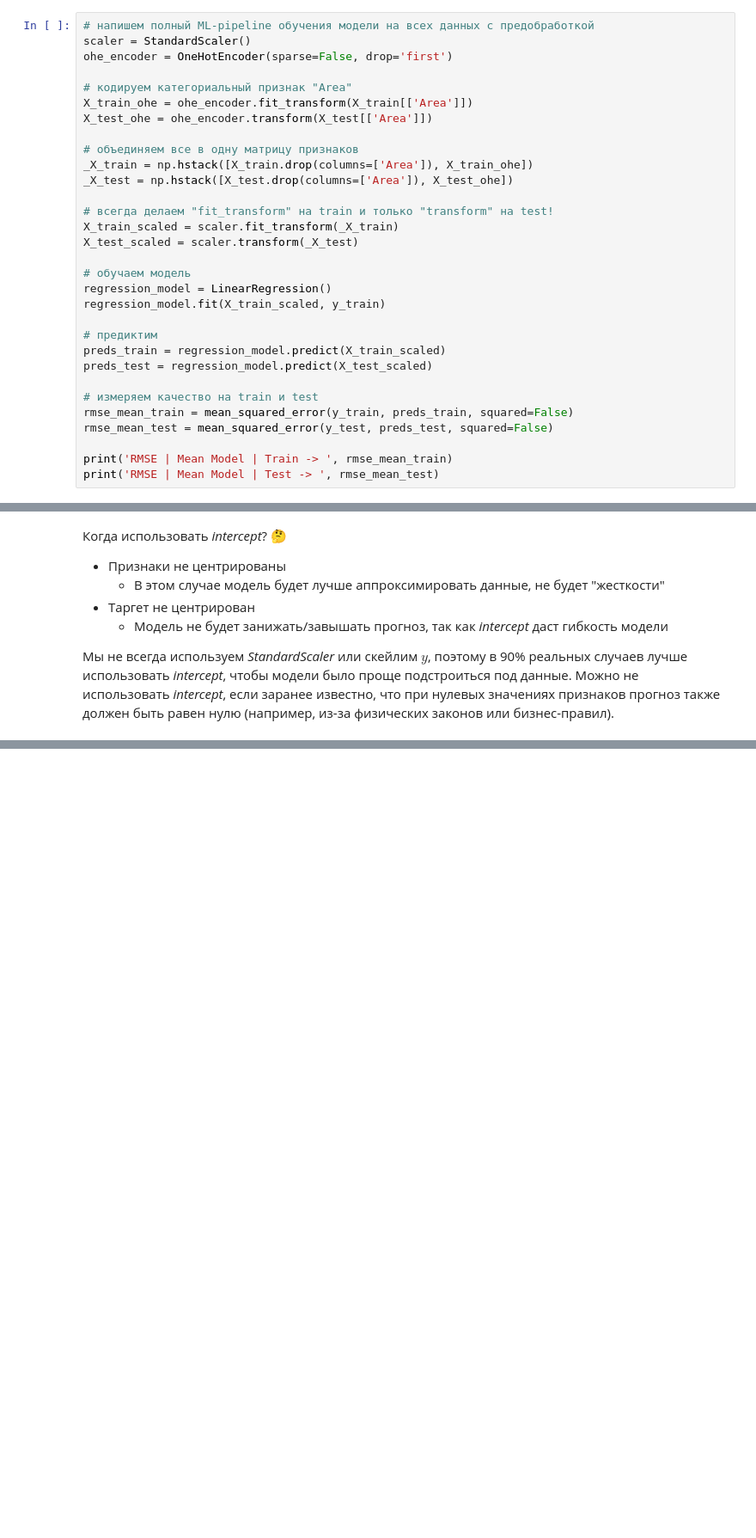
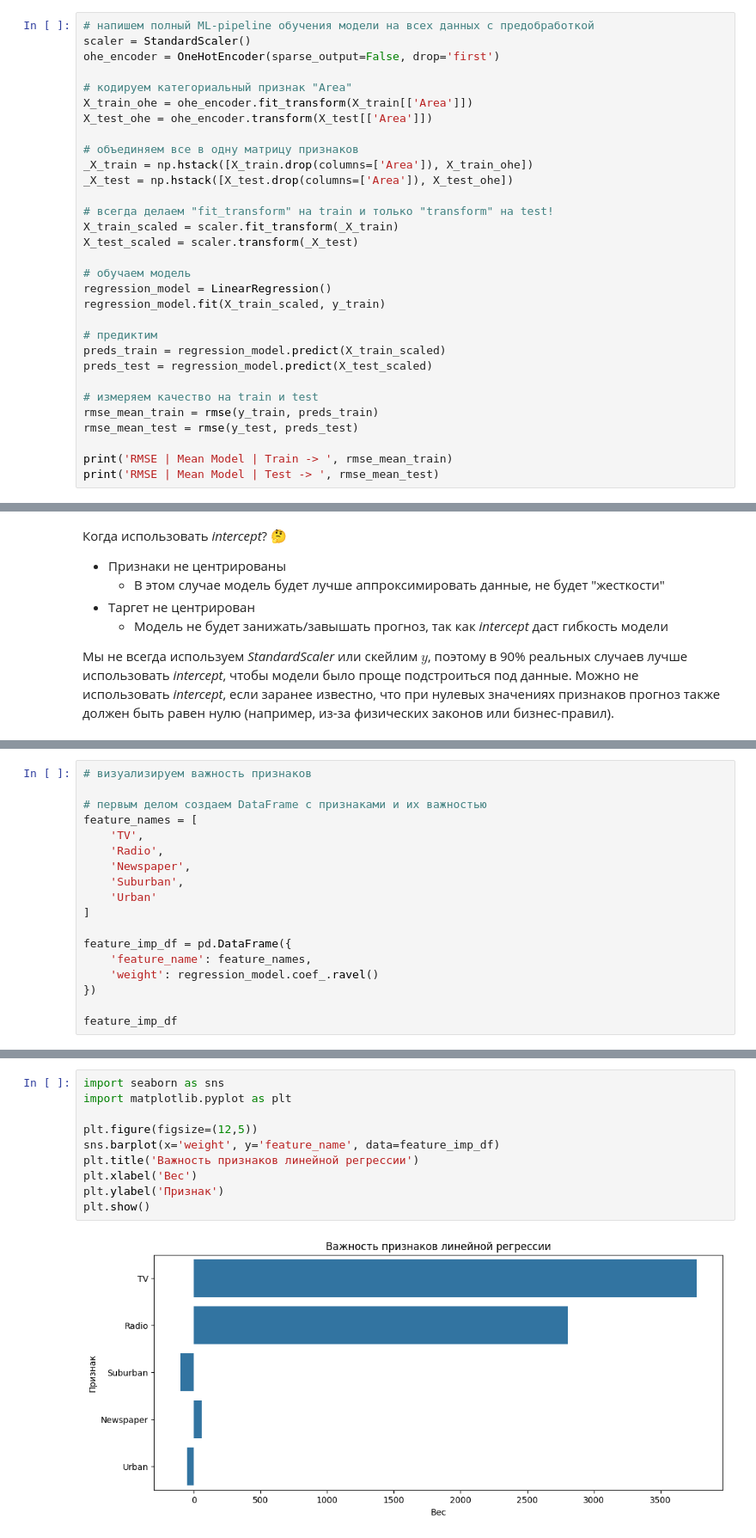
Before and after one commit to Raskoshinskii/ML-Course, a Jupyter notebook: regression/multivariate_linear_regression.ipynb, the cells around one changed output, grey strips where cells are left out. Shown at 86% size. Saved outputs shown, nothing was run; the diff lists cells and outputs as text; blank space fills up the shorter version.

```diff
--- a/regression/multivariate_linear_regression.ipynb
+++ b/regression/multivariate_linear_regression.ipynb
@@ -1506,7 +1508,7 @@ sales_dummies.head(rows_count)
 # %%
 # напишем полный ML-pipeline обучения модели на всех данных с предобработкой
 scaler = StandardScaler()
-ohe_encoder = OneHotEncoder(sparse=False, drop='first')
+ohe_encoder = OneHotEncoder(sparse_output=False, drop='first')
 
 # кодируем категориальный признак "Area"
 X_train_ohe = ohe_encoder.fit_transform(X_train[['Area']])
@@ -1529,8 +1531,8 @@ preds_train = regression_model.predict(X_train_scaled)
 preds_test = regression_model.predict(X_test_scaled)
 
 # измеряем качество на train и test
-rmse_mean_train = mean_squared_error(y_train, preds_train, squared=False)
-rmse_mean_test = mean_squared_error(y_test, preds_test, squared=False)
+rmse_mean_train = rmse(y_train, preds_train)
+rmse_mean_test = rmse(y_test, preds_test)
 
 print('RMSE | Mean Model | Train -> ', rmse_mean_train)
 print('RMSE | Mean Model | Test -> ', rmse_mean_test)
@@ -1649,0 +1652,18 @@ $$
+# %%
+# визуализируем важность признаков
+
+# первым делом создаем DataFrame с признаками и их важностью
+feature_names = [
+    'TV',
+    'Radio',
+    'Newspaper',
+    'Suburban',
+    'Urban'
+]
+
+feature_imp_df = pd.DataFrame({
+    'feature_name': feature_names,
+    'weight': regression_model.coef_.ravel()
+})
+
+feature_imp_df
@@ -1649,0 +1677,12 @@ $$
+# %%
+import seaborn as sns
+import matplotlib.pyplot as plt
+
+plt.figure(figsize=(12,5))
+sns.barplot(x='weight', y='feature_name', data=feature_imp_df)
+plt.title('Важность признаков линейной регрессии')
+plt.xlabel('Вес')
+plt.ylabel('Признак')
+plt.show()
+# %% [output]
+[figure, added]
```
Also changed, not shown: parts of 36 cells of this notebook, 2 other files.
